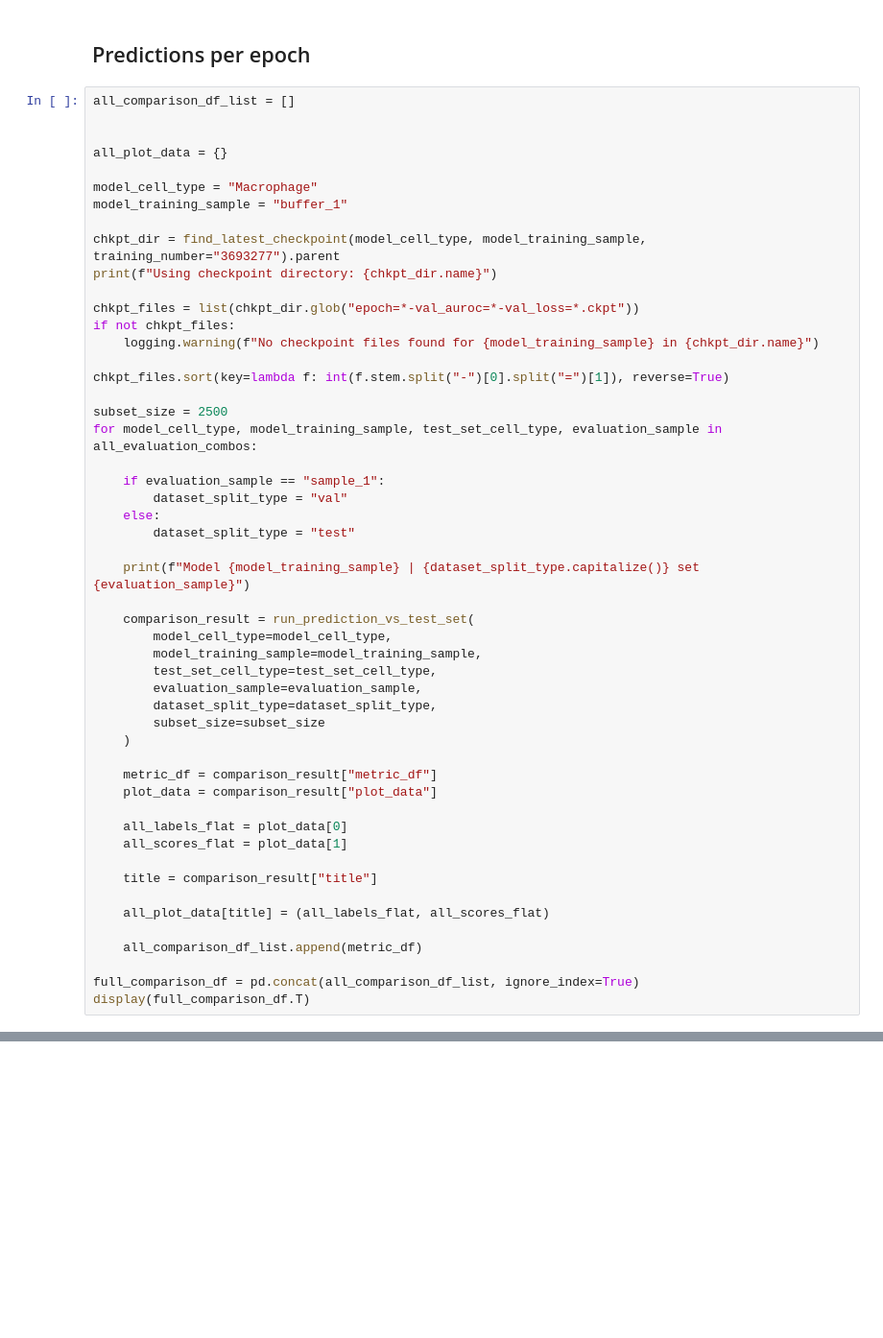
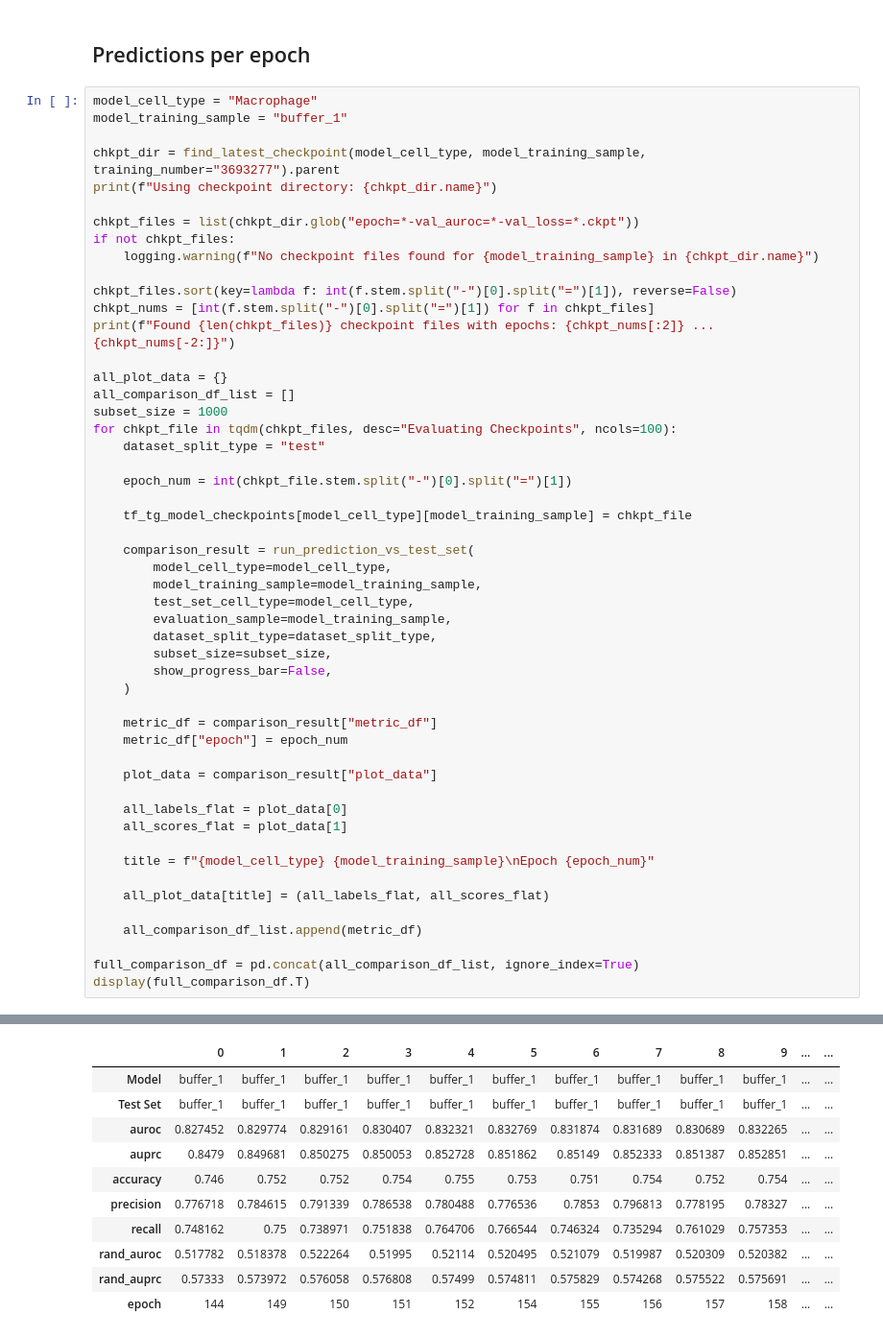
Before and after one commit to emoeller80281/Custom_GRN_Inference, a Jupyter notebook: dev/notebooks/simple_model_testing/test_tf_tg_predictions.ipynb, the cells around one changed output, grey strips where cells are left out. Shown at 96% size. Cells and saved outputs as stored; diff of their text form; blank space fills up the shorter version.

```diff
--- a/dev/notebooks/simple_model_testing/test_tf_tg_predictions.ipynb
+++ b/dev/notebooks/simple_model_testing/test_tf_tg_predictions.ipynb
@@ -1461,11 +1526,6 @@ plot_roc_pr_curves(standardized_method_dfs, gt_pairs)
 # %% [markdown]
 ## Predictions per epoch
 # %%
-all_comparison_df_list = []
-
-
-all_plot_data = {}
-
 model_cell_type = "Macrophage"
 model_training_sample = "buffer_1"
 
@@ -1476,34 +1536,39 @@ chkpt_files = list(chkpt_dir.glob("epoch=*-val_auroc=*-val_loss=*.ckpt"))
 if not chkpt_files:
     logging.warning(f"No checkpoint files found for {model_training_sample} in {chkpt_dir.name}")
 
-chkpt_files.sort(key=lambda f: int(f.stem.split("-")[0].split("=")[1]), reverse=True)
+chkpt_files.sort(key=lambda f: int(f.stem.split("-")[0].split("=")[1]), reverse=False)
+chkpt_nums = [int(f.stem.split("-")[0].split("=")[1]) for f in chkpt_files]
+print(f"Found {len(chkpt_files)} checkpoint files with epochs: {chkpt_nums[:2]} ... {chkpt_nums[-2:]}")
 
-subset_size = 2500
-for model_cell_type, model_training_sample, test_set_cell_type, evaluation_sample in all_evaluation_combos:
+all_plot_data = {}
+all_comparison_df_list = []
+subset_size = 1000
+for chkpt_file in tqdm(chkpt_files, desc="Evaluating Checkpoints", ncols=100):
+    dataset_split_type = "test"
 
-    if evaluation_sample == "sample_1":
-        dataset_split_type = "val"
-    else:
-        dataset_split_type = "test"
+    epoch_num = int(chkpt_file.stem.split("-")[0].split("=")[1])
 
-    print(f"Model {model_training_sample} | {dataset_split_type.capitalize()} set {evaluation_sample}")
+    tf_tg_model_checkpoints[model_cell_type][model_training_sample] = chkpt_file
 
     comparison_result = run_prediction_vs_test_set(
         model_cell_type=model_cell_type,
         model_training_sample=model_training_sample,
-        test_set_cell_type=test_set_cell_type,
-        evaluation_sample=evaluation_sample,
+        test_set_cell_type=model_cell_type,
+        evaluation_sample=model_training_sample,
         dataset_split_type=dataset_split_type,
-        subset_size=subset_size
+        subset_size=subset_size,
+        show_progress_bar=False,
     )
 
     metric_df = comparison_result["metric_df"]
+    metric_df["epoch"] = epoch_num
+
     plot_data = comparison_result["plot_data"]
 
     all_labels_flat = plot_data[0]
     all_scores_flat = plot_data[1]
 
-    title = comparison_result["title"]
+    title = f"{model_cell_type} {model_training_sample}\nEpoch {epoch_num}"
 
     all_plot_data[title] = (all_labels_flat, all_scores_flat)
 
@@ -1511,3 +1576,4 @@ for model_cell_type, model_training_sample, test_set_cell_type, evaluation_sampl
 
 full_comparison_df = pd.concat(all_comparison_df_list, ignore_index=True)
 display(full_comparison_df.T)
+# %% [output]
@@ -1513,0 +1583,11 @@ display(full_comparison_df.T)
+|  | 0 | 1 | 2 | 3 | 4 | 5 | 6 | 7 | 8 | 9 | ... | ... |
+| Model | buffer_1 | buffer_1 | buffer_1 | buffer_1 | buffer_1 | buffer_1 | buffer_1 | buffer_1 | buffer_1 | buffer_1 | ... | ... |
+| Test Set | buffer_1 | buffer_1 | buffer_1 | buffer_1 | buffer_1 | buffer_1 | buffer_1 | buffer_1 | buffer_1 | buffer_1 | ... | ... |
+| auroc | 0.827452 | 0.829774 | 0.829161 | 0.830407 | 0.832321 | 0.832769 | 0.831874 | 0.831689 | 0.830689 | 0.832265 | ... | ... |
+| auprc | 0.8479 | 0.849681 | 0.850275 | 0.850053 | 0.852728 | 0.851862 | 0.85149 | 0.852333 | 0.851387 | 0.852851 | ... | ... |
+| accuracy | 0.746 | 0.752 | 0.752 | 0.754 | 0.755 | 0.753 | 0.751 | 0.754 | 0.752 | 0.754 | ... | ... |
+| precision | 0.776718 | 0.784615 | 0.791339 | 0.786538 | 0.780488 | 0.776536 | 0.7853 | 0.796813 | 0.778195 | 0.78327 | ... | ... |
+| recall | 0.748162 | 0.75 | 0.738971 | 0.751838 | 0.764706 | 0.766544 | 0.746324 | 0.735294 | 0.761029 | 0.757353 | ... | ... |
+| rand_auroc | 0.517782 | 0.518378 | 0.522264 | 0.51995 | 0.52114 | 0.520495 | 0.521079 | 0.519987 | 0.520309 | 0.520382 | ... | ... |
+| rand_auprc | 0.57333 | 0.573972 | 0.576058 | 0.576808 | 0.57499 | 0.574811 | 0.575829 | 0.574268 | 0.575522 | 0.575691 | ... | ... |
+| epoch | 144 | 149 | 150 | 151 | 152 | 154 | 155 | 156 | 157 | 158 | ... | ... |
```
Also changed, not shown: parts of 34 cells of this notebook, 7 other files.
